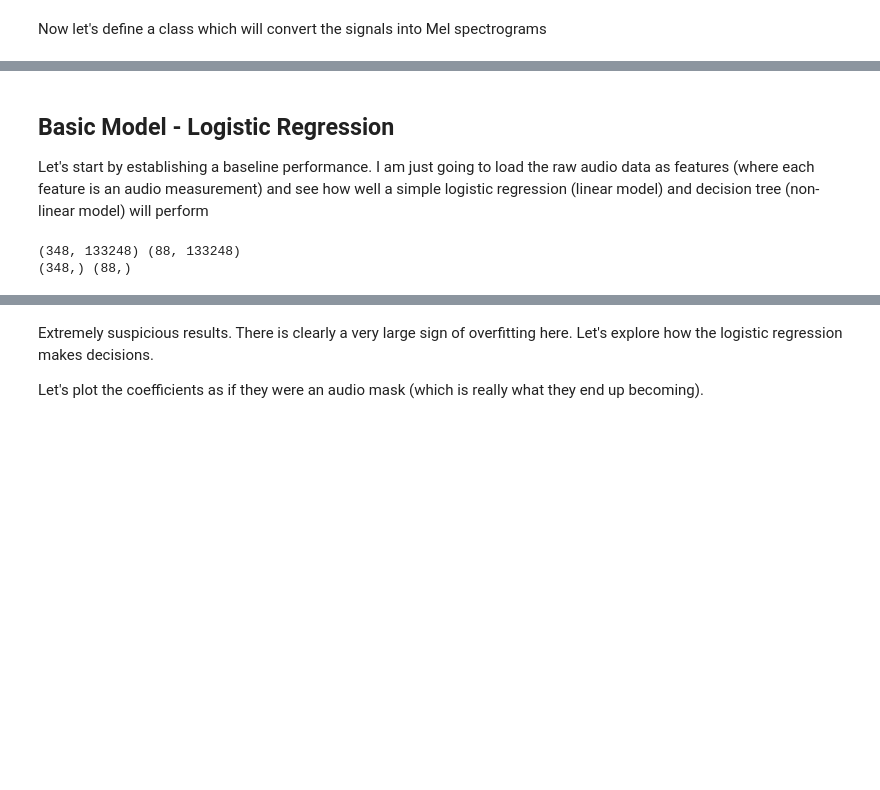
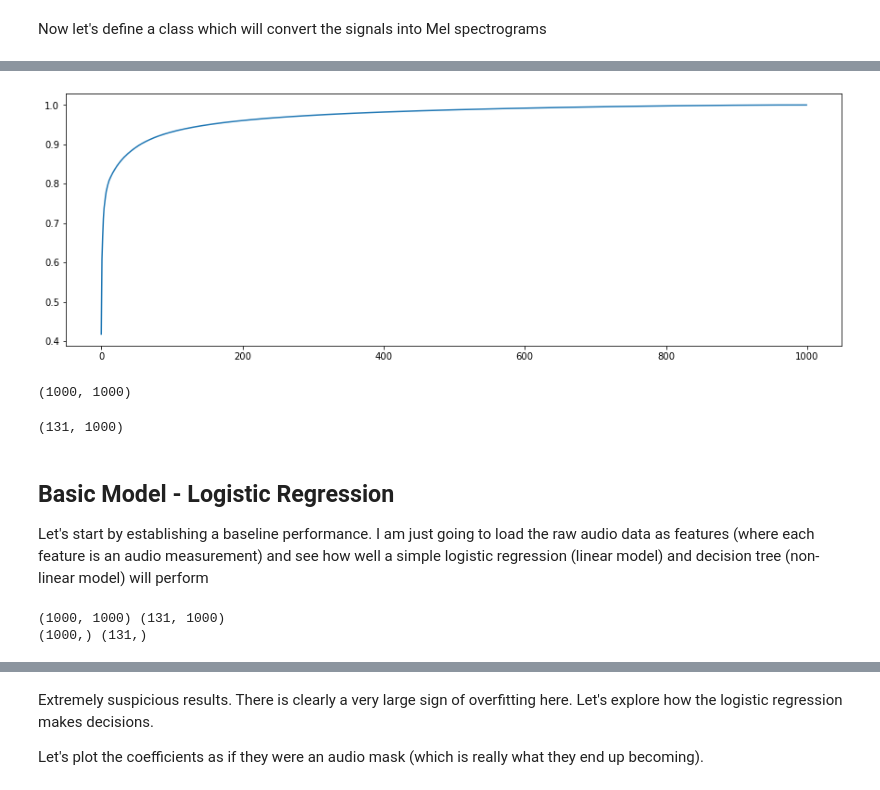
Before and after one commit to bshabashFD/Heart-Abnormalities-ML, a Jupyter notebook: Data Modeling with Mel Frequencies.ipynb, the cells around one changed output, grey strips where cells are left out. Drawn from its saved outputs; the diff is of its cells as text; code cells hidden in the pictures; blank space fills up the shorter version.

```diff
--- a/Data Modeling with Mel Frequencies.ipynb
+++ b/Data Modeling with Mel Frequencies.ipynb
@@ -157,7 +267,7 @@ class MelEncoder:
         S_DB = librosa.power_to_db(S, ref=np.max)
         return S_DB
 # %%
-my_encoder = MelEncoder()
+my_encoder = MelEncoder(n_mels=128, n_windows=1000)
 # %%
 my_encoder.fit(train_dataset['signal'])
 # %%
@@ -174,0 +289,8 @@ X_test_mel.shape
+# %%
+my_mmscaler = MinMaxScaler()
+
+X_train_mel = my_mmscaler.fit_transform(X_train_mel)
+X_test_mel = my_mmscaler.transform(X_test_mel)
+# %%
+X_train_mel = X_train_mel
+X_train_mel.shape
@@ -174,0 +308,6 @@ X_test_mel.shape
+# %%
+plt.figure(figsize=(15,5))
+plt.plot(my_pca.explained_variance_ratio_.cumsum())
+plt.show()
+# %% [output]
+[figure, added]
@@ -175,3 +317,11 @@ X_test_mel.shape
+# %%
+X_train_mel.shape
+# %% [output]
+(1000, 1000)
+# %%
+X_test_mel.shape
+# %% [output]
+(131, 1000)
 # %% [markdown]
 ## Basic Model - Logistic Regression
 
@@ -180,14 +330,14 @@ Let's start by establishing a baseline performance. I am just going to load the
 condition_label_encoder = LabelEncoder()
 
 
-y_train = condition_label_encoder.fit_transform(train_dataset['label'])
+y_train = condition_label_encoder.fit_transform(train_dataset['label'])[:X_train_mel.shape[0]]
 y_test = condition_label_encoder.transform(test_dataset['label'])
 
-print(X_train.shape, X_test.shape)
+print(X_train_mel.shape, X_test_mel.shape)
 print(y_train.shape, y_test.shape)
 # %% [output]
-(348, 133248) (88, 133248)
-(348,) (88,)
+(1000, 1000) (131, 1000)
+(1000,) (131,)
 # %%
 %%time
 
```
Also changed, not shown: parts of 85 cells of this notebook, 3 other files.
